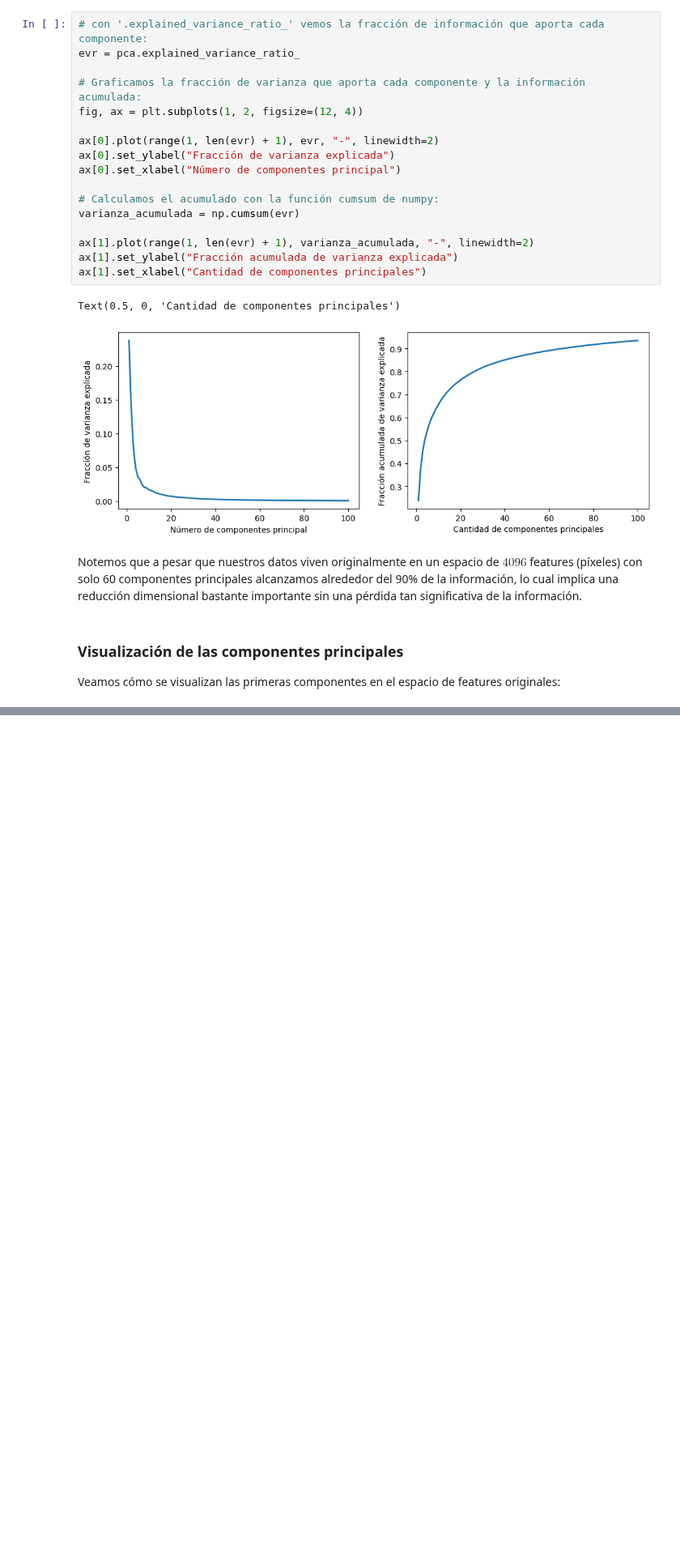
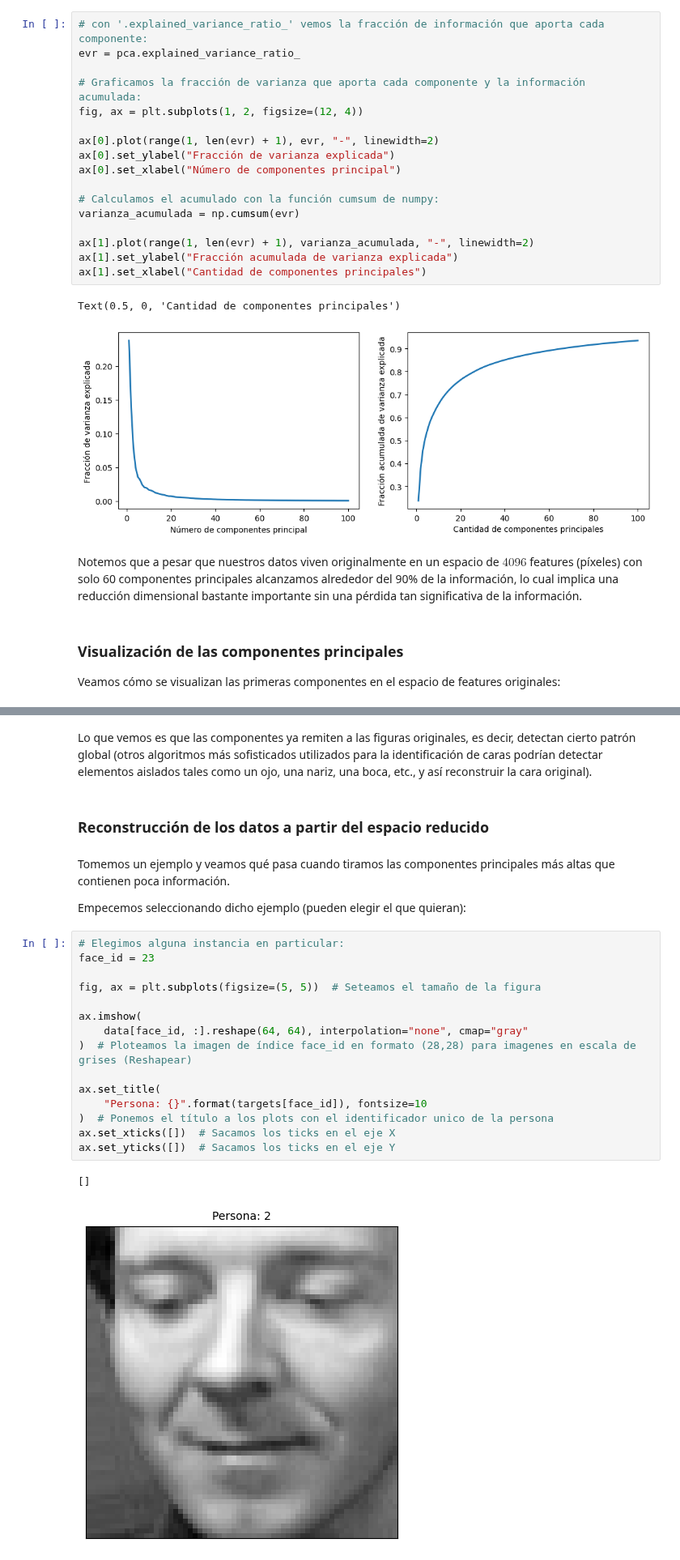
Before and after one commit to andres-mart/Coderhouse, a Jupyter notebook: 9. Modelos Analíticos para Ciencia de Datos/Ejemplo_2.ipynb, the cells around one changed output, grey strips where cells are left out. Shown at 81% size. Drawn from its saved outputs; the diff is of its cells as text; blank space fills up the shorter version.

```diff
--- a/9. Modelos Analíticos para Ciencia de Datos/Ejemplo_2.ipynb
+++ b/9. Modelos Analíticos para Ciencia de Datos/Ejemplo_2.ipynb
@@ -197,3 +196,29 @@ for pc in range(5):
 plt.show()
 # %% [output]
 [figure]
+# %% [markdown]
+Lo que vemos es que las componentes ya remiten a las figuras originales, es decir, detectan cierto patrón global (otros algoritmos más sofisticados utilizados para la identificación de caras podrían detectar elementos aislados tales como un ojo, una nariz, una boca, etc., y así reconstruir la cara original).
+# %% [markdown]
+### Reconstrucción de los datos a partir del espacio reducido
+# %% [markdown]
+Tomemos un ejemplo y veamos qué pasa cuando tiramos las componentes principales más altas que contienen poca información.
+
+Empecemos seleccionando dicho ejemplo (pueden elegir el que quieran):
+# %%
+# Elegimos alguna instancia en particular:
+face_id = 23
+
+fig, ax = plt.subplots(figsize=(5, 5))  # Seteamos el tamaño de la figura
+
+ax.imshow(
+    data[face_id, :].reshape(64, 64), interpolation="none", cmap="gray"
+)  # Ploteamos la imagen de índice face_id en formato (28,28) para imagenes en escala de grises (Reshapear)
+
+ax.set_title(
+    "Persona: {}".format(targets[face_id]), fontsize=10
+)  # Ponemos el título a los plots con el identificador unico de la persona
+ax.set_xticks([])  # Sacamos los ticks en el eje X
+ax.set_yticks([])  # Sacamos los ticks en el eje Y
+# %% [output]
+[]
+[figure, added]
```
Also changed, not shown: parts of 11 cells of this notebook, 4 other files.
